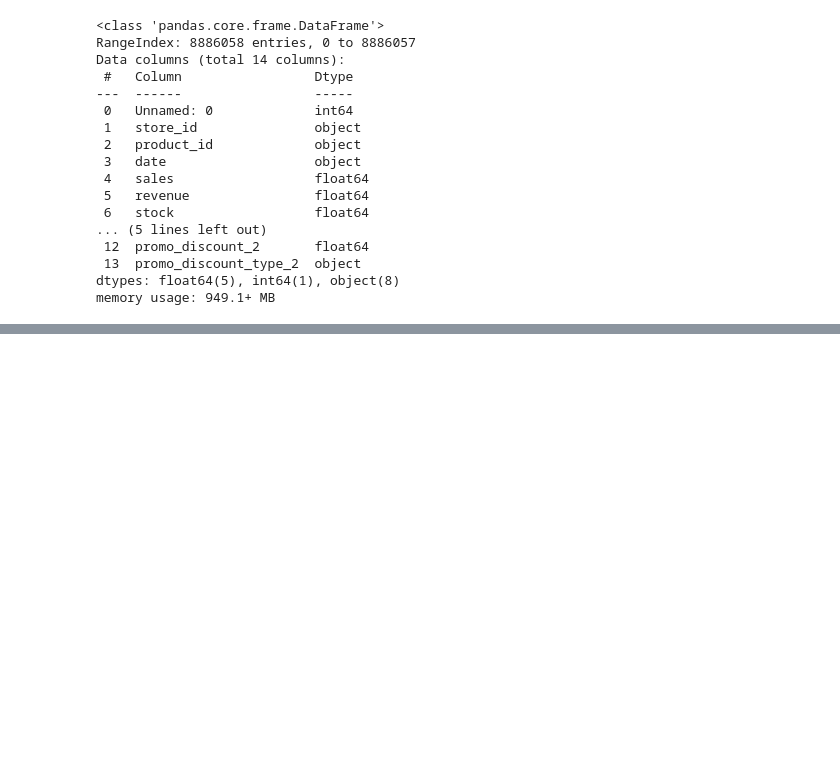
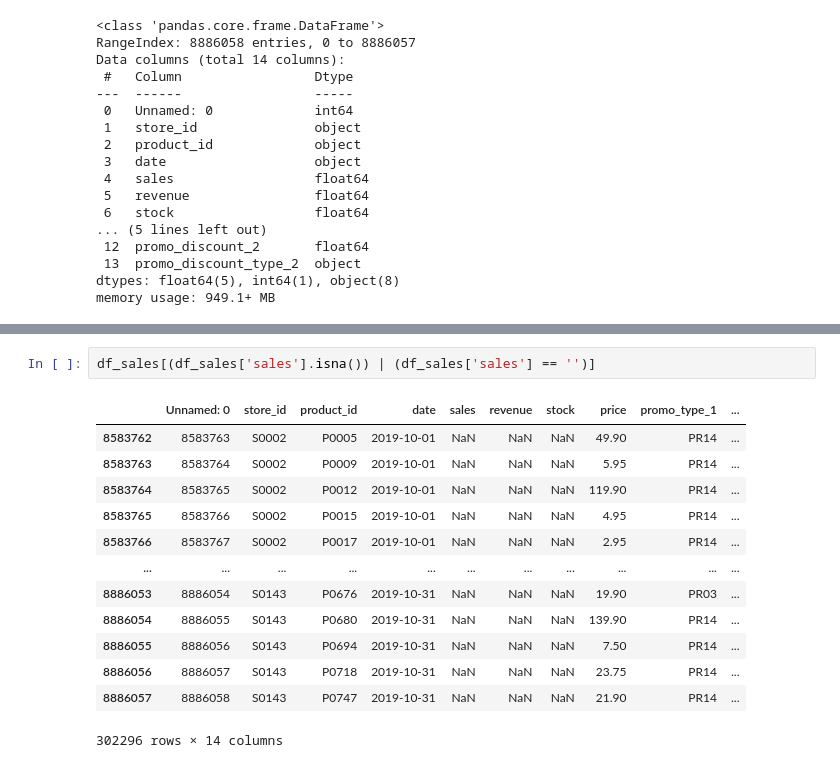
Before and after one commit to yurimfreitas/ProjectII, a Jupyter notebook: DataUnderstanding.ipynb, the cells around one changed output, grey strips where cells are left out. Saved outputs shown, nothing was run; the diff lists cells and outputs as text; blank space fills up the shorter version.

```diff
--- a/DataUnderstanding.ipynb
+++ b/DataUnderstanding.ipynb
@@ -61,0 +109,16 @@ memory usage: 949.1+ MB
+# %%
+df_sales[(df_sales['sales'].isna()) | (df_sales['sales'] == '')]
+# %% [output]
+|  | Unnamed: 0 | store_id | product_id | date | sales | revenue | stock | price | promo_type_1 | ... |
+| 8583762 | 8583763 | S0002 | P0005 | 2019-10-01 | NaN | NaN | NaN | 49.90 | PR14 | ... |
+| 8583763 | 8583764 | S0002 | P0009 | 2019-10-01 | NaN | NaN | NaN | 5.95 | PR14 | ... |
+| 8583764 | 8583765 | S0002 | P0012 | 2019-10-01 | NaN | NaN | NaN | 119.90 | PR14 | ... |
+| 8583765 | 8583766 | S0002 | P0015 | 2019-10-01 | NaN | NaN | NaN | 4.95 | PR14 | ... |
+| 8583766 | 8583767 | S0002 | P0017 | 2019-10-01 | NaN | NaN | NaN | 2.95 | PR14 | ... |
+| ... | ... | ... | ... | ... | ... | ... | ... | ... | ... | ... |
+| 8886053 | 8886054 | S0143 | P0676 | 2019-10-31 | NaN | NaN | NaN | 19.90 | PR03 | ... |
+| 8886054 | 8886055 | S0143 | P0680 | 2019-10-31 | NaN | NaN | NaN | 139.90 | PR14 | ... |
+| 8886055 | 8886056 | S0143 | P0694 | 2019-10-31 | NaN | NaN | NaN | 7.50 | PR14 | ... |
+| 8886056 | 8886057 | S0143 | P0718 | 2019-10-31 | NaN | NaN | NaN | 23.75 | PR14 | ... |
+| 8886057 | 8886058 | S0143 | P0747 | 2019-10-31 | NaN | NaN | NaN | 21.90 | PR14 | ... |
+302296 rows × 14 columns
```
Also changed, not shown: parts of 8 cells of this notebook.
